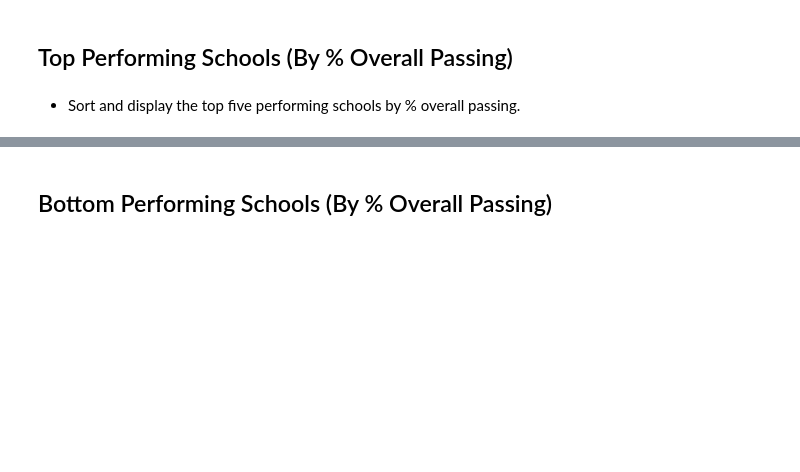
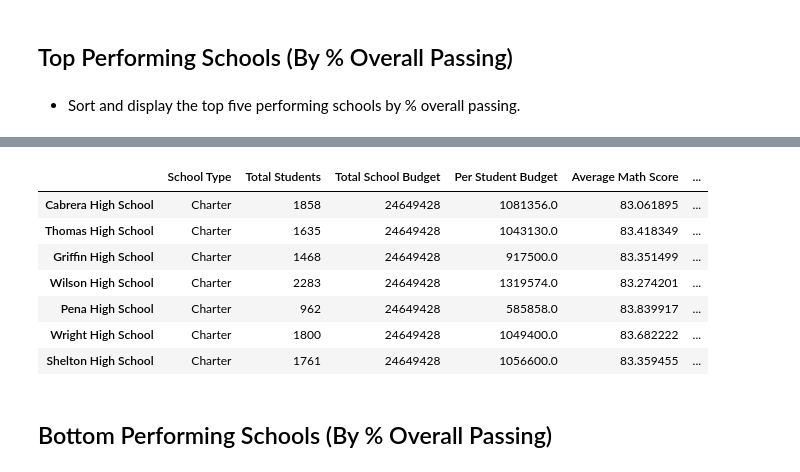
Before and after one commit to mema8/pandas-challenge, a Jupyter notebook: PyCitySchools/PyCitySchools_starter.ipynb, the cells around one changed output, grey strips where cells are left out. Drawn from its saved outputs; the diff is of its cells as text; code cells hidden in the pictures; blank space fills up the shorter version.

```diff
--- a/PyCitySchools/PyCitySchools_starter.ipynb
+++ b/PyCitySchools/PyCitySchools_starter.ipynb
@@ -115,0 +259,4 @@ NameError: name 'percentage_students_passed_math' is not defined
+# %%
+students_passing_math = merged_data[(merged_data["math_score"] >= 70)]
+passing_math_school = students_passing_math.groupby(["school_name"])["math_score"].mean()
+passing_math_school
@@ -115,0 +281,4 @@ NameError: name 'percentage_students_passed_math' is not defined
+# %%
+students_passing_reading = merged_data[(merged_data["reading_score"] >= 70)]
+passing_reading_school = students_passing_math.groupby(["school_name"])["reading_score"].mean()
+passing_reading_school
@@ -115,0 +303,6 @@ NameError: name 'percentage_students_passed_math' is not defined
+# %%
+student_count_per_school = merged_data['school_name'].value_counts()
+students_passing_both = merged_data[(merged_data["reading_score"] >= 70) & (merged_data["math_score"] >= 70)]
+
+overall_passing_both = students_passing_both.groupby(["school_name"]).count()["student_name"] / student_count_per_school * 100
+overall_passing_both
@@ -115,0 +326,13 @@ NameError: name 'percentage_students_passed_math' is not defined
+# %%
+each_school_df = pd.DataFrame({
+                           "School Type": school_type,
+                            "Total Students": students_in_school,
+                            "Total School Budget": total_school_budget,
+                           "Per Student Budget": per_student_budget,
+                            "Average Math Score": average_math,
+                            "Average Reading Score": average_reading,
+                            "% Passing Math": passing_math_school,
+                            "% Passing Reading": passing_reading_school,
+                            "% Overall Passing": overall_passing_both
+})
+each_school_df.head()
@@ -128,3 +350,15 @@ NameError: name 'percentage_students_passed_math' is not defined
+# %%
+schools_performance = each_school_df.sort_values(['% Overall Passing'], ascending=False)
+schools_performance.head(7)
+# %% [output]
+|  | School Type | Total Students | Total School Budget | Per Student Budget | Average Math Score | ... |
+| Cabrera High School | Charter | 1858 | 24649428 | 1081356.0 | 83.061895 | ... |
+| Thomas High School | Charter | 1635 | 24649428 | 1043130.0 | 83.418349 | ... |
+| Griffin High School | Charter | 1468 | 24649428 | 917500.0 | 83.351499 | ... |
+| Wilson High School | Charter | 2283 | 24649428 | 1319574.0 | 83.274201 | ... |
+| Pena High School | Charter | 962 | 24649428 | 585858.0 | 83.839917 | ... |
+| Wright High School | Charter | 1800 | 24649428 | 1049400.0 | 83.682222 | ... |
+| Shelton High School | Charter | 1761 | 24649428 | 1056600.0 | 83.359455 | ... |
 # %% [markdown]
 ## Bottom Performing Schools (By % Overall Passing)
 # %% [markdown]
```
Also changed, not shown: parts of 35 cells of this notebook.
